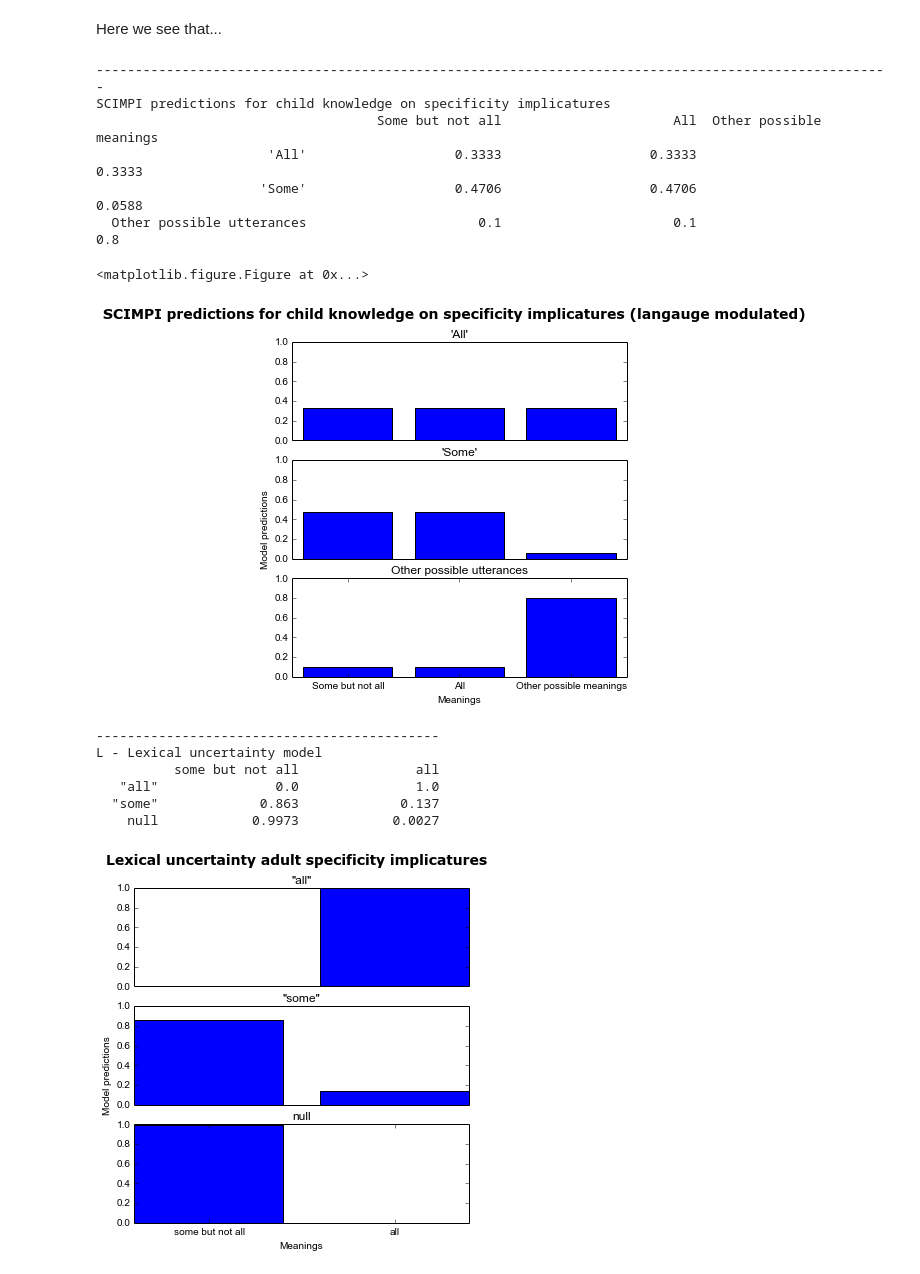
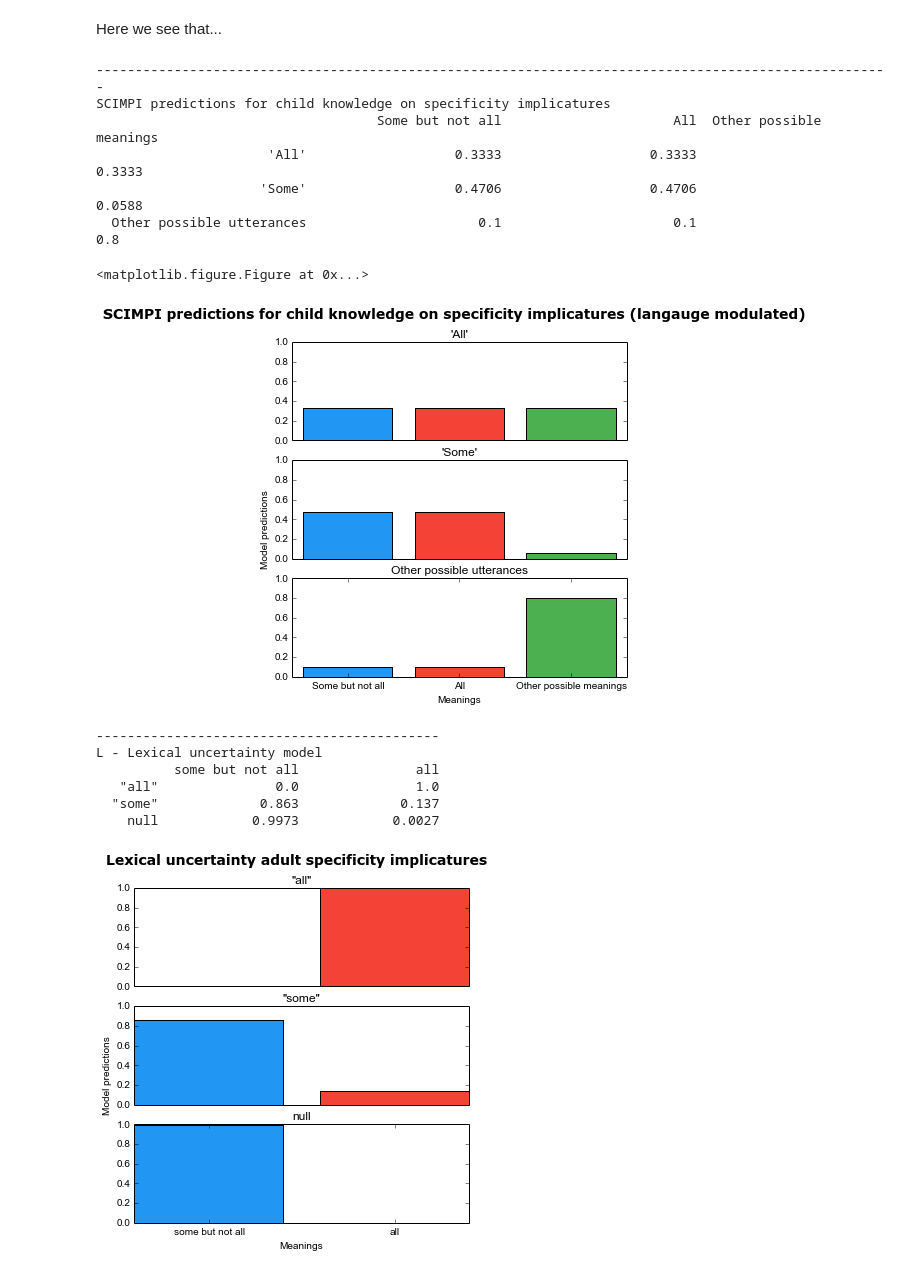
Before and after one commit to Epist/EpistemicPragmatics, a Jupyter notebook: Examples for paper.ipynb, the cells around one changed output. Saved outputs shown, nothing was run; the diff lists cells and outputs as text; code cells hidden in the pictures.

```diff
--- a/Examples for paper.ipynb
+++ b/Examples for paper.ipynb
@@ -475,7 +482,7 @@ epistTestChild.display_listener_matrix(childPreds, title="SCIMPI predictions for
 reload(util)
 from utilities import gridPlotPredictions
 
-gridPlotPredictions(epistTestChild, childPreds, "SCIMPI predictions for child knowledge on specificity implicatures (langauge modulated)")
+gridPlotPredictions(epistTestChild, childPreds, "SCIMPI predictions for child knowledge on specificity implicatures (langauge modulated)", multiColor=True)
 # %% [output]
 ------------------------------------------------------------------------------------------------------
 SCIMPI predictions for child knowledge on specificity implicatures
@@ -484,7 +491,7 @@ SCIMPI predictions for child knowledge on specificity implicatures
                      'Some'                   0.4706                   0.4706                   0.0588
   Other possible utterances                      0.1                      0.1                      0.8
 <matplotlib.figure.Figure at 0x...>
-[figure, old version]
+[figure, new version]
 # %%
 #Lexical Uncertainty Specificity Implicature
 
@@ -525,6 +532,7 @@ predictions=lulangs[-1]
 
 #Plotting Code
 fig = plt.figure()
+my_colors = util.customColors()
 #fig = plt.gcf()
 %matplotlib inline
 size = fig.get_size_inches()
@@ -532,35 +540,35 @@ plt.figure(figsize=(size[0]*1,size[1]*1.5))
 gs = gridspec.GridSpec(3,1)
 plt.suptitle("Lexical uncertainty adult specificity implicatures", fontsize=14, fontweight='bold')
 for i in range(3):
     toPlot=predictions[i,:]
     epsilon = 1e-7
     toPlot = [x+epsilon for x in toPlot]
     labels=mod.states
     locs=range(len(toPlot))
     ax = plt.subplot(gs[i])
-    ax.bar(locs,toPlot, align='center')
+    ax.bar(locs,toPlot, align='center', color=my_colors)
     #ax.set_xlabel("Meanings")
     #ax.set_ylabel("Model predictions")
     if i==2:
         plt.xticks(locs, labels)
     else: ax.xaxis.set_visible(False)
     ax.set_title(mod.messages[i])
     axes = plt.gca()
     axes.set_ylim([0,1])
 plt.xlabel("Meanings")
 #plt.ylabel("Model predictions", verticalalignment = 'bottom', horizontalalignment="left")
 plt.ylabel("Model predictions", position=[0,1.5])
 
 plt.savefig('LexUnc_adult_prior.png', bbox_inches='tight',  dpi=400)
 plt.show()
 # %% [output]
 --------------------------------------------
 L - Lexical uncertainty model
           some but not all               all
    "all"               0.0               1.0
   "some"             0.863             0.137
     null            0.9973            0.0027
-[figure, old version]
+[figure, new version]
 # %%
 #Lexical Uncertainty Specificity Implicature
 
```
Also changed, not shown: parts of 8 cells of this notebook, 1 other file.
